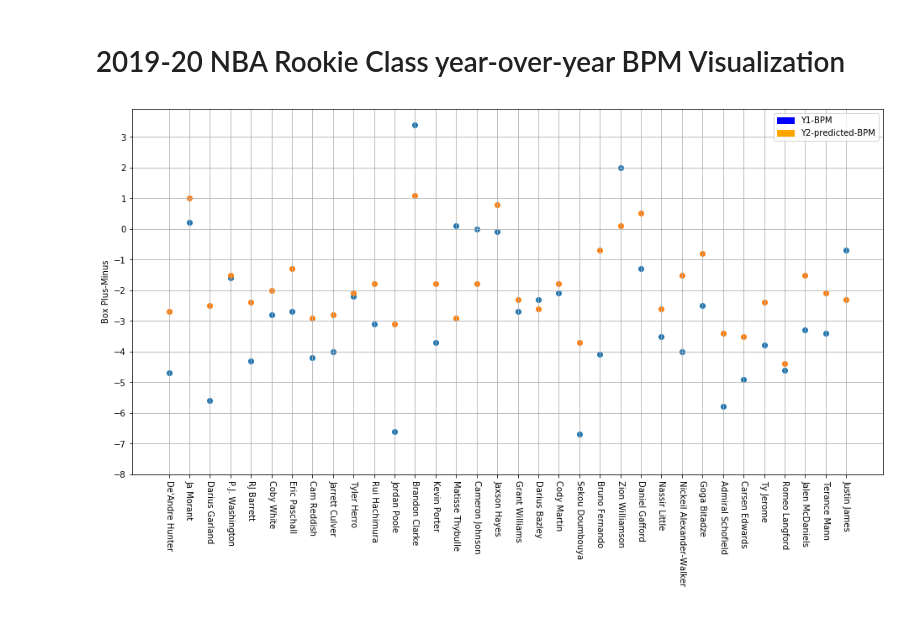
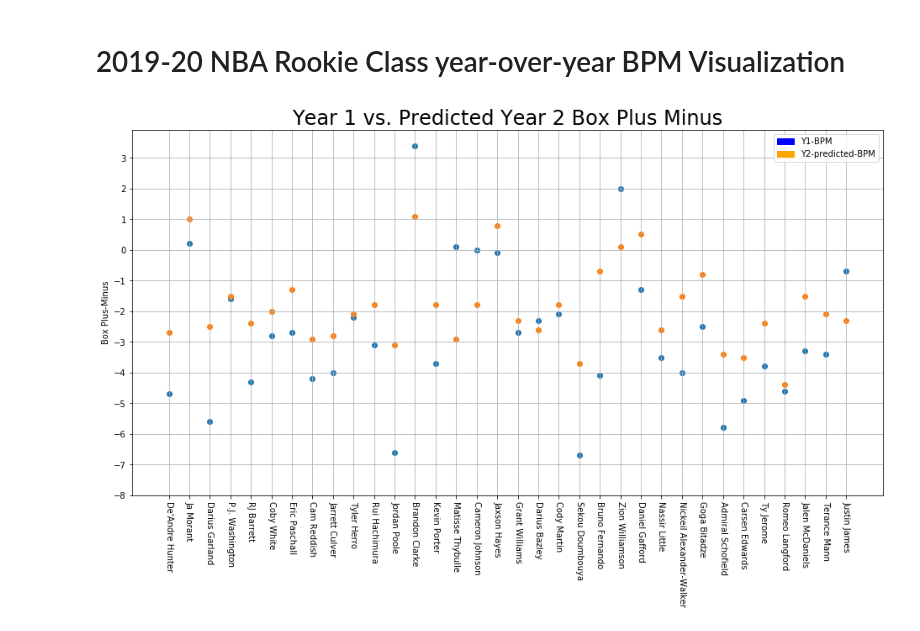
Before and after one commit to kaceyeggink/project_three, a Jupyter notebook: NBA_Rookie_Sophomore_Machine_Learning.ipynb, the cells around one changed output. Saved outputs shown, nothing was run; the diff lists cells and outputs as text; code cells hidden in the pictures.

```diff
--- a/NBA_Rookie_Sophomore_Machine_Learning.ipynb
+++ b/NBA_Rookie_Sophomore_Machine_Learning.ipynb
@@ -95,18 +95,19 @@ predict_df_clean
 # %%
 import matplotlib.patches as mpatches
 
 plt.scatter(predict_df_clean["Player"],predict_df_clean["Y1-BPM"])
 plt.scatter(predict_df_clean["Player"],predict_df_clean["Predict-Y2-BPM"])
 plt.xticks(rotation=270)
 plt.ylabel("Box Plus-Minus")
 blue_patch = mpatches.Patch(color='blue', label='Y1-BPM')
 orange_patch = mpatches.Patch(color='orange', label='Y2-predicted-BPM')
 plt.legend(handles=[blue_patch,orange_patch])
 y = range(-8,4,1)
 y_ticks = np.arange(-8, 4, 1)
 plt.yticks(y_ticks)
+plt.title("Year 1 vs. Predicted Year 2 Box Plus Minus",size = 24)
 plt.rcParams["figure.figsize"] = (16,8)
 plt.grid()
 plt.savefig("Predicted_BPM")
 # %% [output]
-[figure, old version]
+[figure, new version]
```
